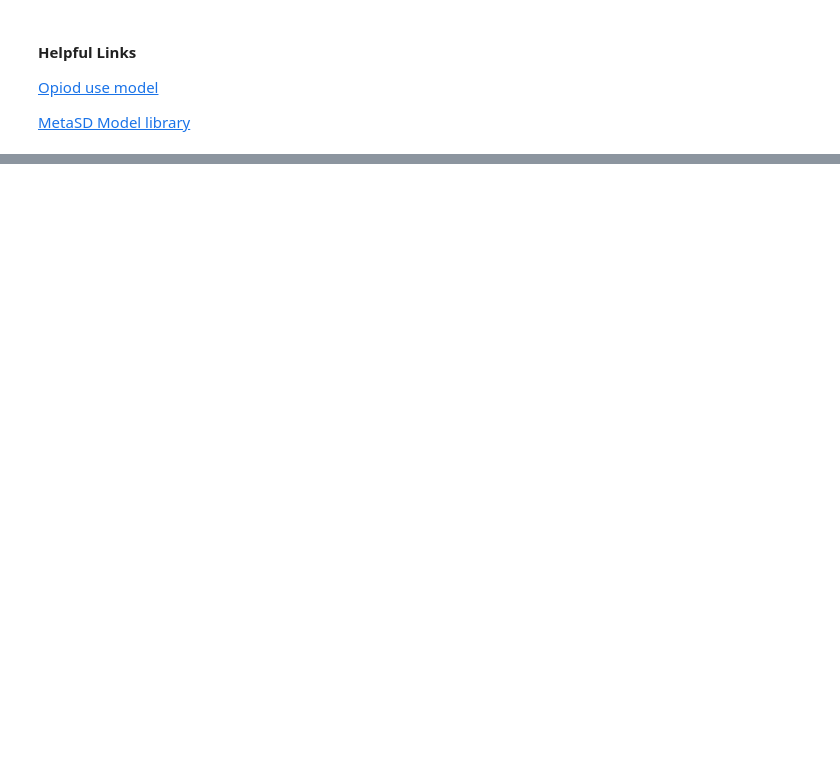
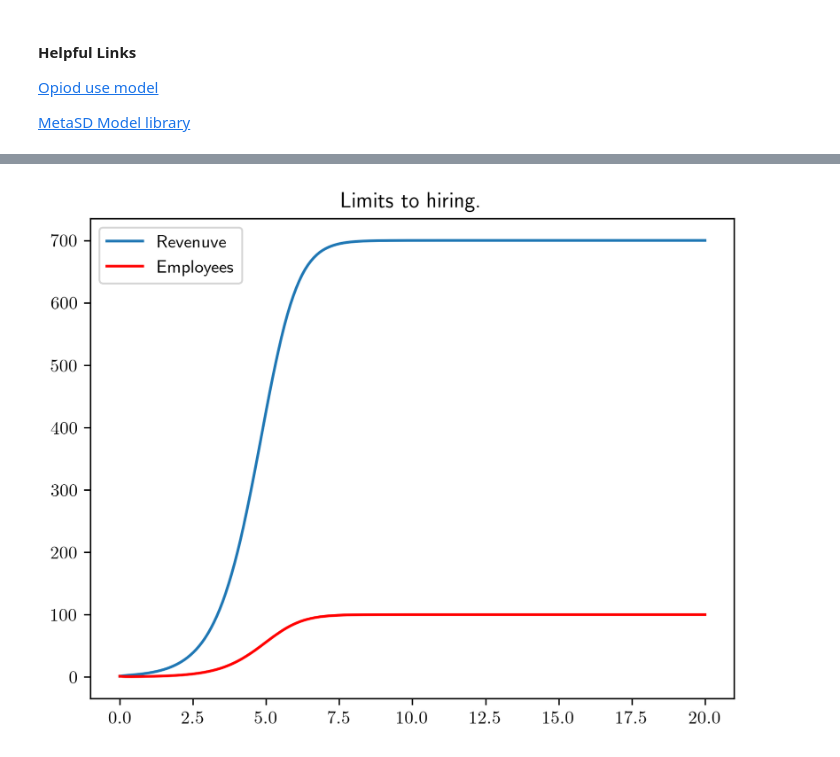
Before and after one commit to djpasseyjr/graphinference, a Jupyter notebook: Notebooks/Jupyter/StockAndFlowSimulations.ipynb, the cells around one changed output, grey strips where cells are left out. Saved outputs shown, nothing was run; the diff lists cells and outputs as text; code cells hidden in the pictures; blank space fills up the shorter version.

```diff
--- a/Notebooks/Jupyter/StockAndFlowSimulations.ipynb
+++ b/Notebooks/Jupyter/StockAndFlowSimulations.ipynb
@@ -142,0 +253,21 @@ plt.show()
+# %%
+def limits_to_hiring_deriv(y, t, r, Estar, w):
+    R, E = y
+    return [r * E * (1 - E/Estar), R - w*E]
+
+T = 20
+t = np.linspace(0, T, T * 10)
+r = 10
+Estar = 100
+w = 7
+ps = (r, Estar, w)
+y0 = [1, 1]
+
+X = sp.integrate.odeint(limits_to_hiring_deriv, y0, t, ps)
+plt.plot(t, X[:, 0], label="Revenuve")
+plt.plot(t, X[:, 1], c="r", label="Employees")
+plt.legend()
+plt.title("Limits to Hiring")
+plt.show()
+# %% [output]
+[figure, added]
```
Also changed, not shown: parts of 15 cells of this notebook, 2 other files.
